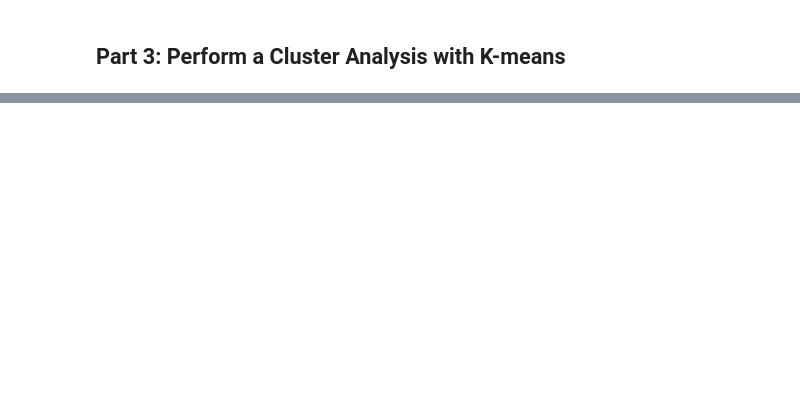
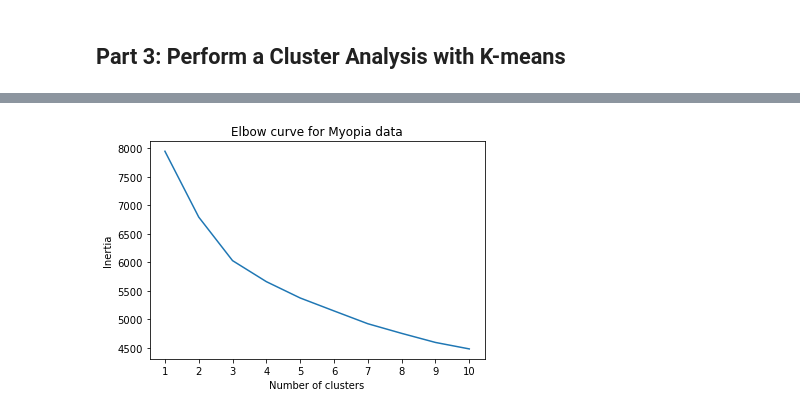
Before and after one commit to 17sarahstoffel/myopia_clusters, a Jupyter notebook: myopia.ipynb, the cells around one changed output, grey strips where cells are left out. Drawn from its saved outputs; the diff is of its cells as text; code cells hidden in the pictures; blank space fills up the shorter version.

```diff
--- a/myopia.ipynb
+++ b/myopia.ipynb
@@ -158,2 +155,16 @@ plt.show()
 # %% [markdown]
 ## Part 3: Perform a Cluster Analysis with K-means
+# %%
+# calculate inertia for k value range
+inertia = []
+k= list(range(1,11))
+
+for i in k:
+    km = KMeans(n_clusters = i, random_state=0)
+    km.fit(myopia_pca_data)
+    inertia.append(km.inertia_)
+# %%
+#create elbow curve data
+elbow_data= {"k": k, "inertia": inertia}
+elbow_df = pd.DataFrame(elbow_data)
+elbow_df.head()
@@ -159,0 +178,10 @@ plt.show()
+# %%
+#plot elbow curve
+plt.plot(elbow_df["k"], elbow_df["inertia"])
+plt.xticks(range(1,11))
+plt.xlabel('Number of clusters')
+plt.ylabel('Inertia')
+plt.title('Elbow curve for Myopia data')
+plt.show()
+# %% [output]
+[figure, added]
```
Also changed, not shown: parts of 7 cells of this notebook.
